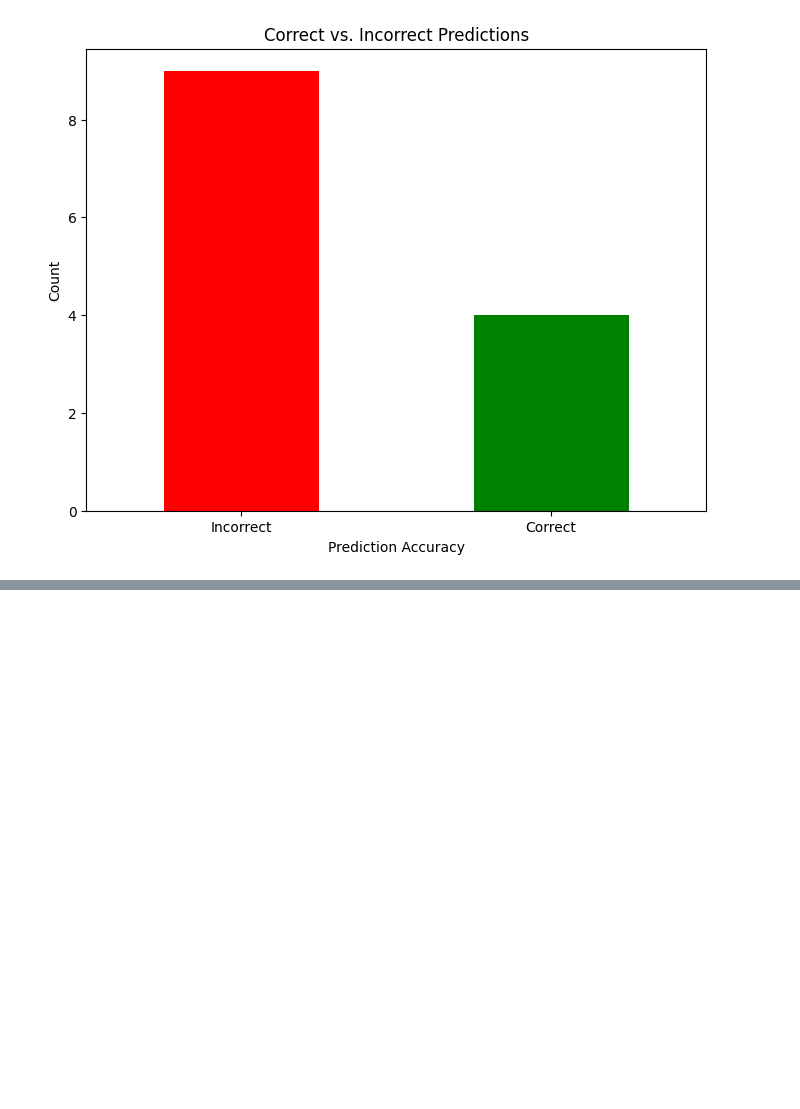
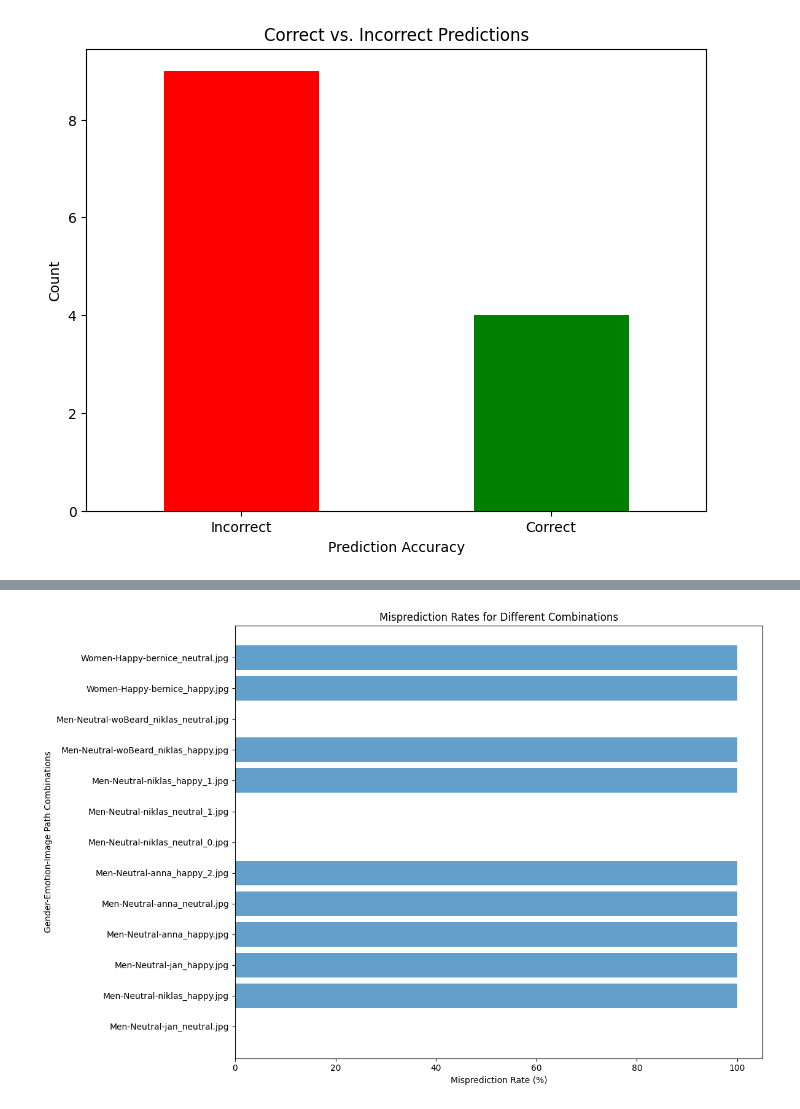
Before and after one commit to NiklasElsaesser/FaceBias, a Jupyter notebook: bias_testing.ipynb, the cells around one changed output, grey strips where cells are left out. Cells and saved outputs as stored; diff of their text form; code cells hidden in the pictures; blank space fills up the shorter version.

```diff
--- a/bias_testing.ipynb
+++ b/bias_testing.ipynb
@@ -264,0 +269,24 @@ Specific Scenario: 'Women' mispredicted under the 'anna_happy' condition.
+# %%
+# Calculate misprediction rates for different gender, emotion, and image path combinations
+gender_emotion_imagepath_misprediction_rates = []
+for gender in df['Predicted Gender'].unique():
+    for emotion in df['Predicted Emotion'].unique():
+        for image_path in df['Image Path'].unique():
+            subset = df.loc[(df['Predicted Gender'] == gender) & (df['Predicted Emotion'] == emotion) & (df['Image Path'] == image_path)]
+            if subset.shape[0] > 0:  # Check if subset has any rows before calculating misprediction rate
+                misprediction_rate = subset.loc[(subset['Predicted Gender'] == gender) & (subset['Correct Prediction'] == 'Incorrect')].shape[0] / subset.shape[0] * 100
+                gender_emotion_imagepath_misprediction_rates.append({'Gender': gender, 'Emotion': emotion, 'Image Path': image_path, 'Misprediction Rate': misprediction_rate})
+
+# Find the combination with the highest misprediction rate
+if gender_emotion_imagepath_misprediction_rates:
+    max_misprediction_rate_combination = max(gender_emotion_imagepath_misprediction_rates, key=lambda x: x['Misprediction Rate'])
+
+    # Print misprediction rates for different combinations
+    for combination in gender_emotion_imagepath_misprediction_rates:
+        print("Misprediction Rate for {} with {} emotion and {} image path: {:.2f}%".format(combination['Gender'], combination['Emotion'], combination['Image Path'], combination['Misprediction Rate']))
+
+    # Print combination with the highest misprediction rate
+    print("The combination with the highest misprediction rate:")
+    print("Gender: {}, Emotion: {}, Image Path: {}, Misprediction Rate: {:.2f}%".format(max_misprediction_rate_combination['Gender'], max_misprediction_rate_combination['Emotion'], max_misprediction_rate_combination['Image Path'], max_misprediction_rate_combination['Misprediction Rate']))
+else:
+    print("No data available for the specified combinations of gender, emotion, and image path.")
@@ -264,0 +309,23 @@ Specific Scenario: 'Women' mispredicted under the 'anna_happy' condition.
+# %%
+import matplotlib.pyplot as plt
+
+# Data for visualization
+genders = [combination['Gender'] for combination in gender_emotion_imagepath_misprediction_rates]
+emotions = [combination['Emotion'] for combination in gender_emotion_imagepath_misprediction_rates]
+image_paths = [combination['Image Path'] for combination in gender_emotion_imagepath_misprediction_rates]
+misprediction_rates = [combination['Misprediction Rate'] for combination in gender_emotion_imagepath_misprediction_rates]
+
+# Create a horizontal bar chart
+fig, ax = plt.subplots(figsize=(12, 8))
+ax.barh(range(len(genders)), misprediction_rates, align='center', alpha=0.7)
+ax.set_yticks(range(len(genders)))
+ax.set_yticklabels(['{}-{}-{}'.format(g, e, p) for g, e, p in zip(genders, emotions, image_paths)])
+ax.set_xlabel('Misprediction Rate (%)')
+ax.set_ylabel('Gender-Emotion-Image Path Combinations')
+ax.set_title('Misprediction Rates for Different Combinations')
+
+# Show the plot
+plt.tight_layout()
+plt.show()
+# %% [output]
+[figure, added]
```
Also changed, not shown: parts of 17 cells of this notebook.
